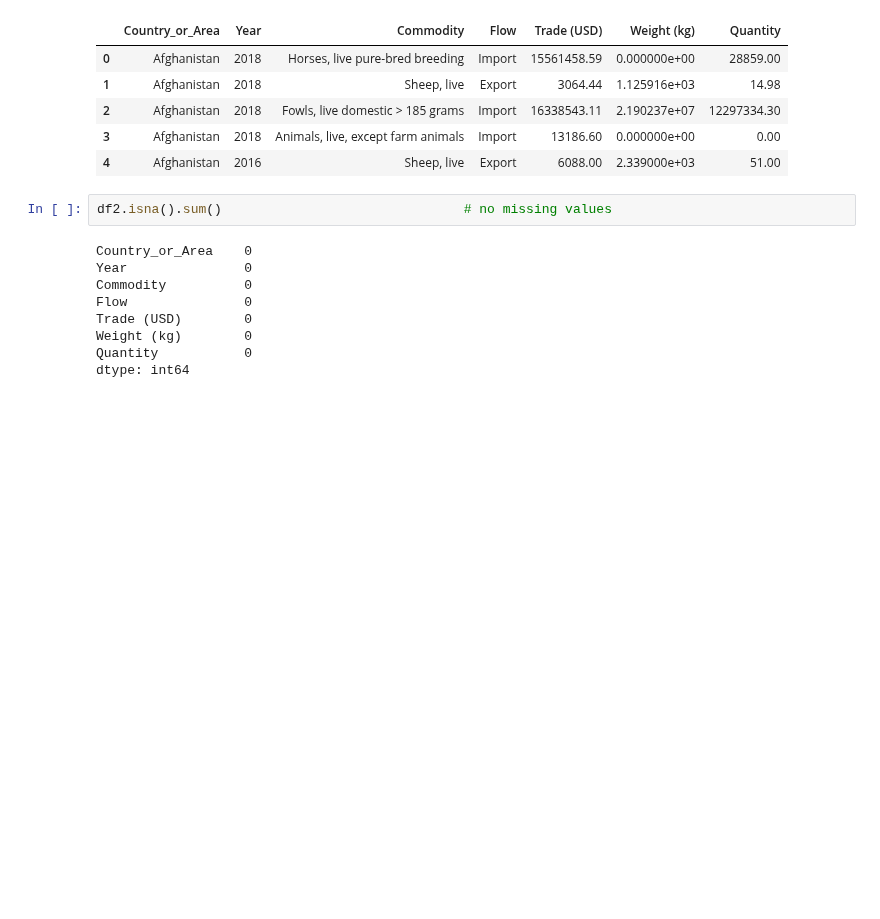
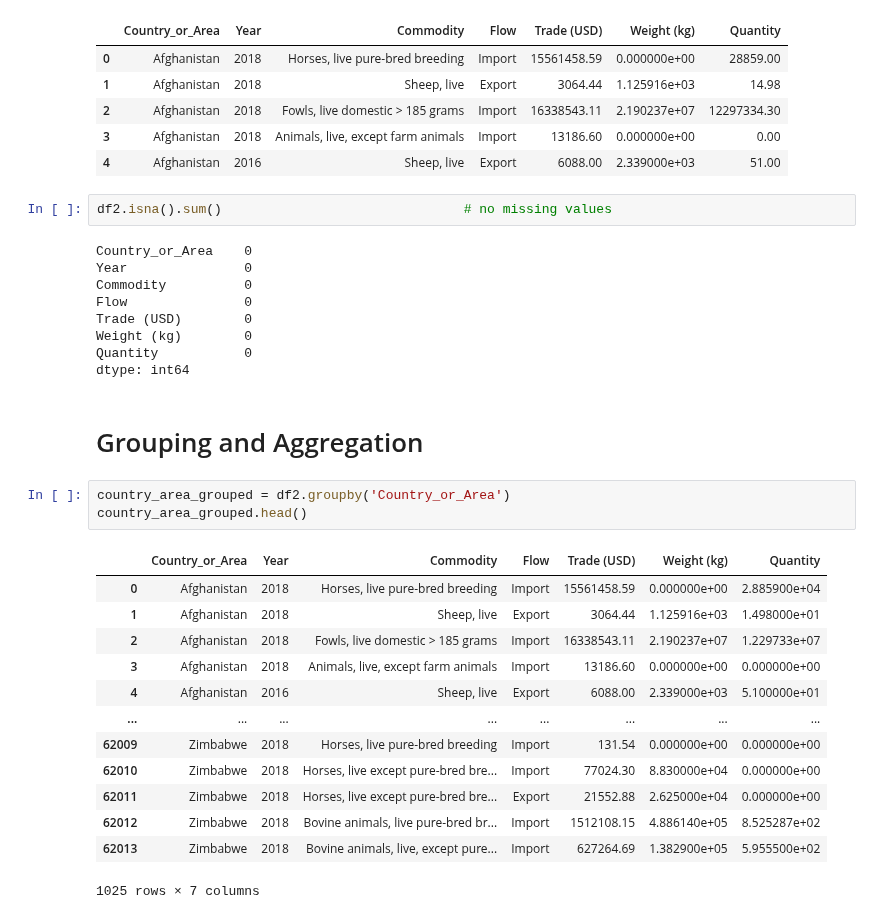
Before and after one commit to eldrigeampong/Data-Science, a Jupyter notebook: UN/Commodity Trade Statistics Database/proj2.ipynb, the cells around one changed output. Cells and saved outputs as stored; diff of their text form; blank space fills up the shorter version.

```diff
--- a/UN/Commodity Trade Statistics Database/proj2.ipynb
+++ b/UN/Commodity Trade Statistics Database/proj2.ipynb
@@ -192,3 +192,22 @@ Trade (USD)        0
 Weight (kg)        0
 Quantity           0
 dtype: int64
+# %% [markdown]
+# Grouping and Aggregation
+# %%
+country_area_grouped = df2.groupby('Country_or_Area')
+country_area_grouped.head()
+# %% [output]
+|  | Country_or_Area | Year | Commodity | Flow | Trade (USD) | Weight (kg) | Quantity |
+| 0 | Afghanistan | 2018 | Horses, live pure-bred breeding | Import | 15561458.59 | 0.000000e+00 | 2.885900e+04 |
+| 1 | Afghanistan | 2018 | Sheep, live | Export | 3064.44 | 1.125916e+03 | 1.498000e+01 |
+| 2 | Afghanistan | 2018 | Fowls, live domestic > 185 grams | Import | 16338543.11 | 2.190237e+07 | 1.229733e+07 |
+| 3 | Afghanistan | 2018 | Animals, live, except farm animals | Import | 13186.60 | 0.000000e+00 | 0.000000e+00 |
+| 4 | Afghanistan | 2016 | Sheep, live | Export | 6088.00 | 2.339000e+03 | 5.100000e+01 |
+| ... | ... | ... | ... | ... | ... | ... | ... |
+| 62009 | Zimbabwe | 2018 | Horses, live pure-bred breeding | Import | 131.54 | 0.000000e+00 | 0.000000e+00 |
+| 62010 | Zimbabwe | 2018 | Horses, live except pure-bred bre... | Import | 77024.30 | 8.830000e+04 | 0.000000e+00 |
+| 62011 | Zimbabwe | 2018 | Horses, live except pure-bred bre... | Export | 21552.88 | 2.625000e+04 | 0.000000e+00 |
+| 62012 | Zimbabwe | 2018 | Bovine animals, live pure-bred br... | Import | 1512108.15 | 4.886140e+05 | 8.525287e+02 |
+| 62013 | Zimbabwe | 2018 | Bovine animals, live, except pure... | Import | 627264.69 | 1.382900e+05 | 5.955500e+02 |
+1025 rows × 7 columns
```
Also changed, not shown: parts of 5 cells of this notebook, 1 other file.
